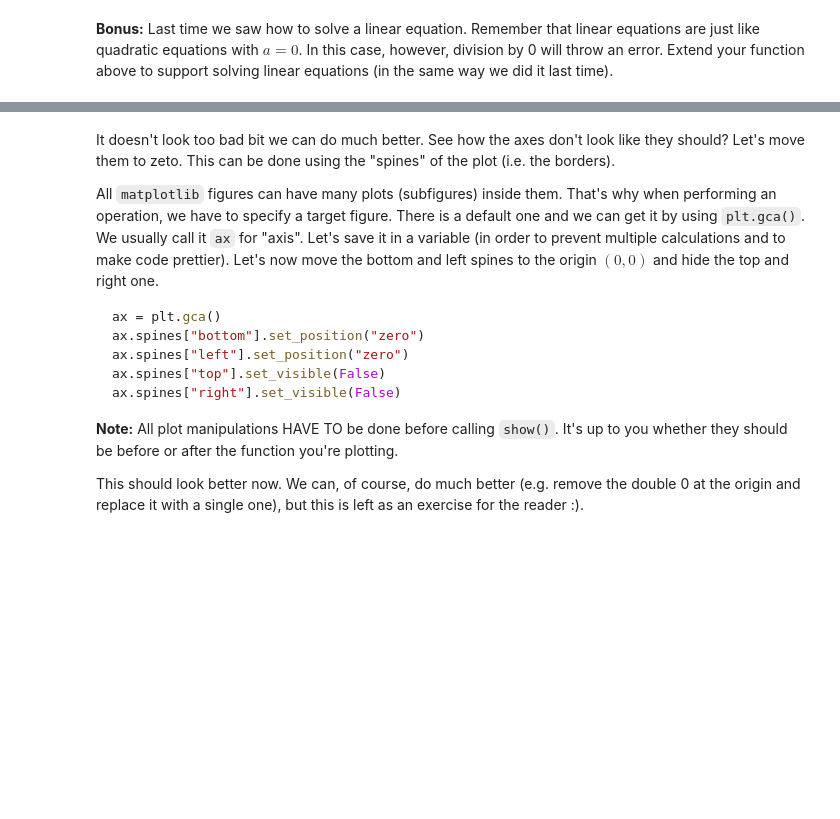
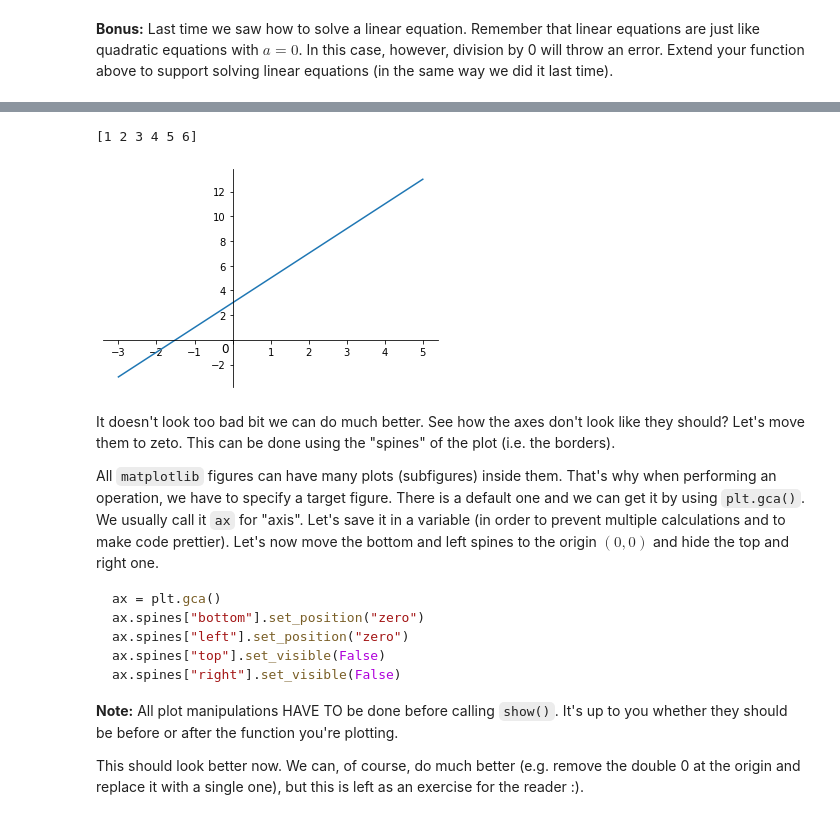
Before and after one commit to LuGeorgiev/Python-SoftUni, a Jupyter notebook: MathConceptsForDevelopers/01.InitialExcercise/High-School Maths Exercise.ipynb, the cells around one changed output, grey strips where cells are left out. Drawn from its saved outputs; the diff is of its cells as text; code cells hidden in the pictures; blank space fills up the shorter version.

```diff
--- a/MathConceptsForDevelopers/01.InitialExcercise/High-School Maths Exercise.ipynb
+++ b/MathConceptsForDevelopers/01.InitialExcercise/High-School Maths Exercise.ipynb
@@ -340,3 +356,27 @@ plt.show()
+# %%
+k = np.arange(1, 7, 1)
+print(k)
+
+x = np.linspace(-3, 5, 1000)
+
+y = 2 * x + 3
+plt.plot(x,y)
+ax = plt.gca()
+ax.spines["bottom"].set_position("zero")
+ax.spines["left"].set_position("zero")
+ax.spines["top"].set_visible(False)
+ax.spines["right"].set_visible(False)
+
+xticks = ax.xaxis.get_major_ticks()
+xticks[4].label1.set_visible(False)
+yticks = ax.yaxis.get_major_ticks()
+yticks[2].label1.set_visible(False)
+ax.text(-0.3,-1, '0', fontsize = 12)
+
+plt.show()
+# %% [output]
+[1 2 3 4 5 6]
+[figure, added]
 # %% [markdown]
 It doesn't look too bad bit we can do much better. See how the axes don't look like they should? Let's move them to zeto. This can be done using the "spines" of the plot (i.e. the borders).
 
```
Also changed, not shown: parts of 10 cells of this notebook.
